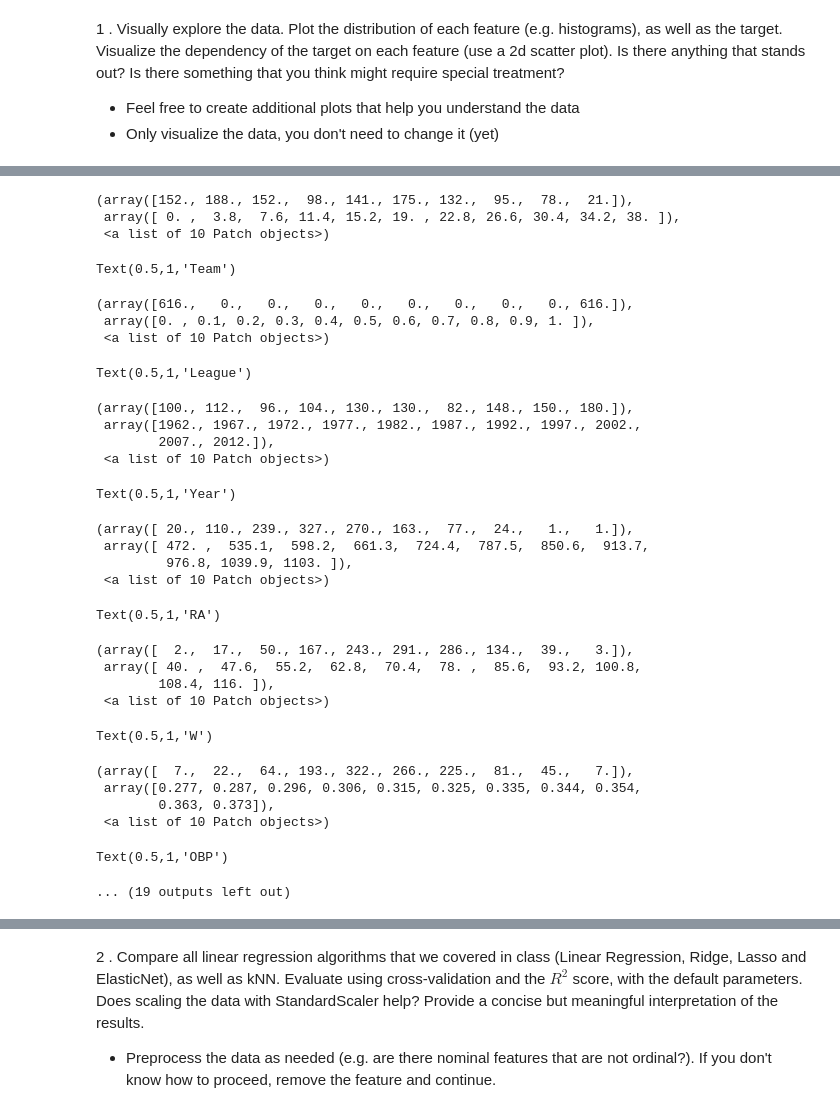
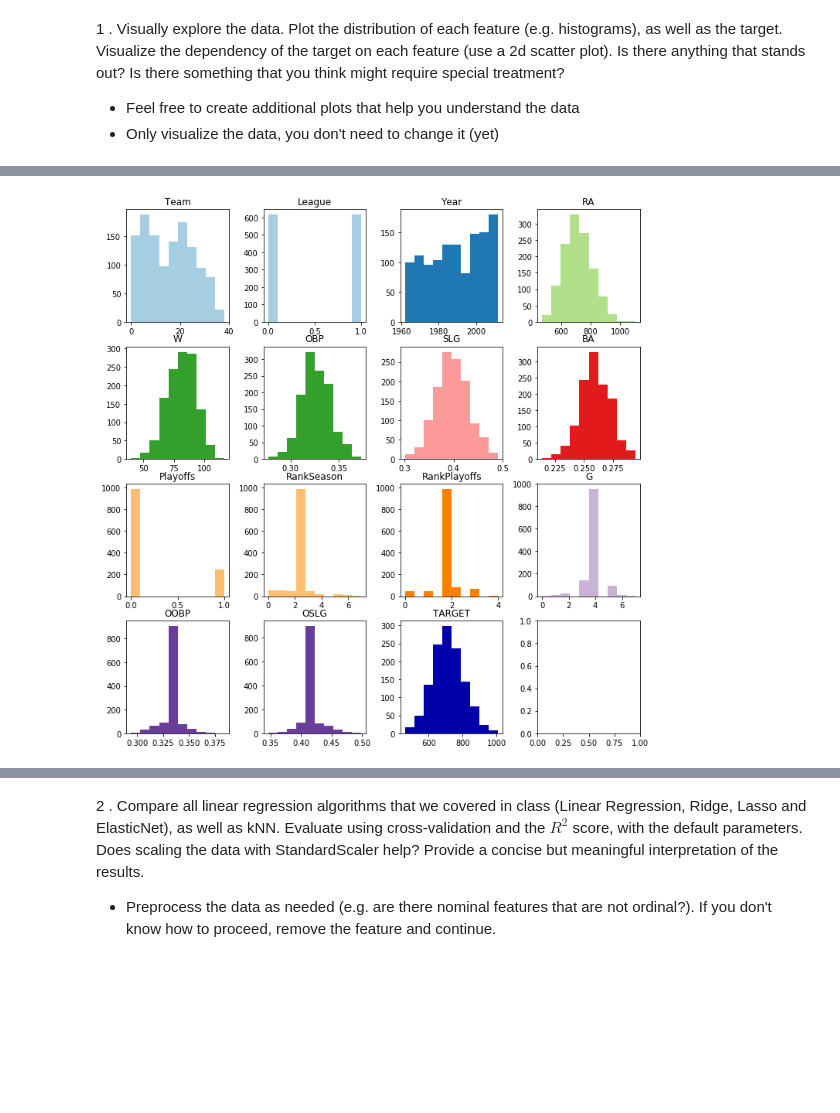
Before and after one commit to Aleman-Z/DataMining, a Jupyter notebook: Assignment 1.ipynb, the cells around one changed output, grey strips where cells are left out. Saved outputs shown, nothing was run; the diff lists cells and outputs as text; code cells hidden in the pictures; blank space fills up the shorter version.

```diff
--- a/Assignment 1.ipynb
+++ b/Assignment 1.ipynb
@@ -98,55 +94,27 @@ Text(0.5,1,'OBP')
 # %%
 from sklearn.preprocessing import Imputer
 
 fig, axes = plt.subplots(4, 4, figsize=(10, 10))
 plt.tight_layout()
 a=np.array(X)
 
 imp = Imputer(missing_values='NaN', strategy='mean', axis=0)
 a=imp.fit_transform(a)
 
 #for n_neighbors, ax in zip([1, 3, 9], axes):
 #for x in range(0, 14) :
 for x , ax  in enumerate(axes.flatten()):
     if x==14:
        break
     else:
-        ax.hist(a[:, x], color=plt.cm.Paired(x/16.))
-        ax.set_title(attribute_names[x])
+        _ =ax.hist(a[:, x], color=plt.cm.Paired(x/16.))
+        _ =ax.set_title(attribute_names[x])
 
 
 #plt.show()
 #SHOW PLOT FOR TARGET
-axes[3,2].set_title('TARGET')
-axes[3,2].hist(y)
+_ =axes[3,2].set_title('TARGET')
+_ =axes[3,2].hist(y)
 # %% [output]
-(array([152., 188., 152.,  98., 141., 175., 132.,  95.,  78.,  21.]),
- array([ 0. ,  3.8,  7.6, 11.4, 15.2, 19. , 22.8, 26.6, 30.4, 34.2, 38. ]),
- <a list of 10 Patch objects>)
-Text(0.5,1,'Team')
-(array([616.,   0.,   0.,   0.,   0.,   0.,   0.,   0.,   0., 616.]),
- array([0. , 0.1, 0.2, 0.3, 0.4, 0.5, 0.6, 0.7, 0.8, 0.9, 1. ]),
- <a list of 10 Patch objects>)
-Text(0.5,1,'League')
-(array([100., 112.,  96., 104., 130., 130.,  82., 148., 150., 180.]),
- array([1962., 1967., 1972., 1977., 1982., 1987., 1992., 1997., 2002.,
-        2007., 2012.]),
- <a list of 10 Patch objects>)
-Text(0.5,1,'Year')
-(array([ 20., 110., 239., 327., 270., 163.,  77.,  24.,   1.,   1.]),
- array([ 472. ,  535.1,  598.2,  661.3,  724.4,  787.5,  850.6,  913.7,
-         976.8, 1039.9, 1103. ]),
- <a list of 10 Patch objects>)
-Text(0.5,1,'RA')
-(array([  2.,  17.,  50., 167., 243., 291., 286., 134.,  39.,   3.]),
- array([ 40. ,  47.6,  55.2,  62.8,  70.4,  78. ,  85.6,  93.2, 100.8,
-        108.4, 116. ]),
- <a list of 10 Patch objects>)
-Text(0.5,1,'W')
-(array([  7.,  22.,  64., 193., 322., 266., 225.,  81.,  45.,   7.]),
- array([0.277, 0.287, 0.296, 0.306, 0.315, 0.325, 0.335, 0.344, 0.354,
-        0.363, 0.373]),
- <a list of 10 Patch objects>)
-Text(0.5,1,'OBP')
-... (19 outputs left out)
+[figure, added]
 # %%
```
Also changed, not shown: parts of 11 cells of this notebook.
